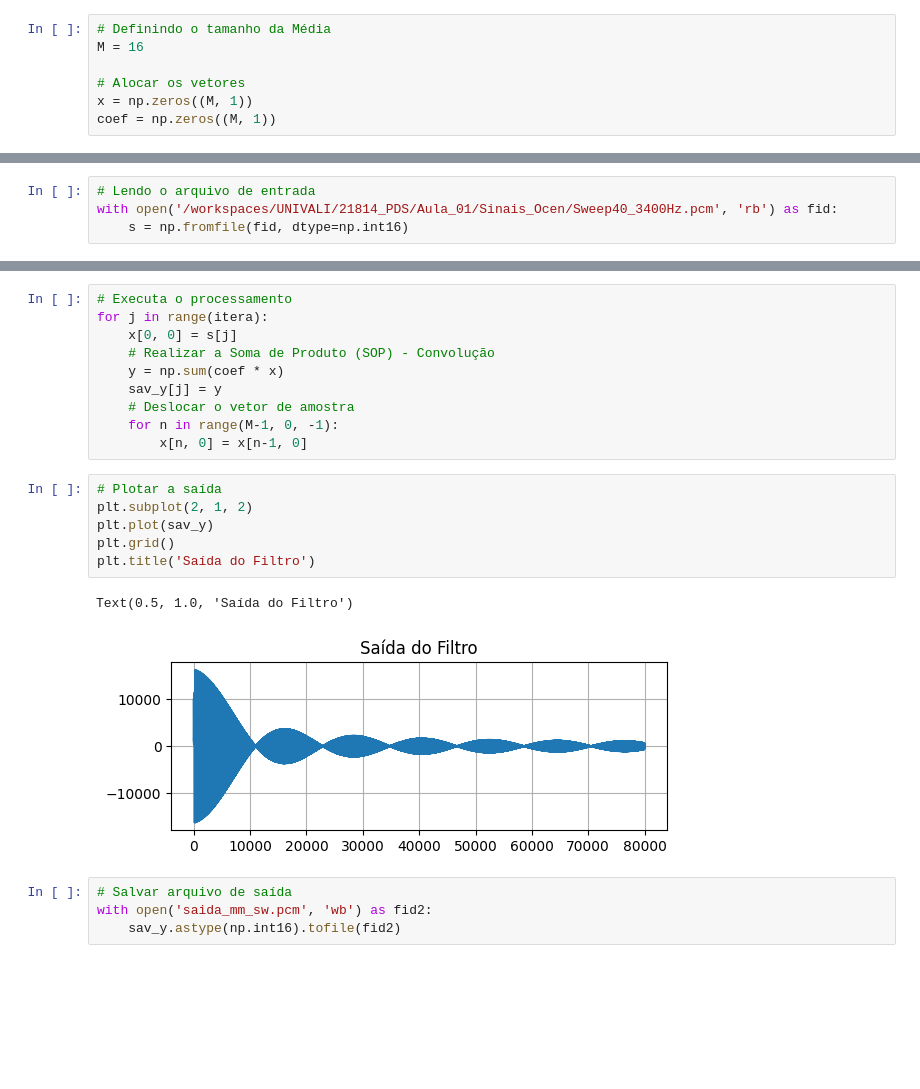
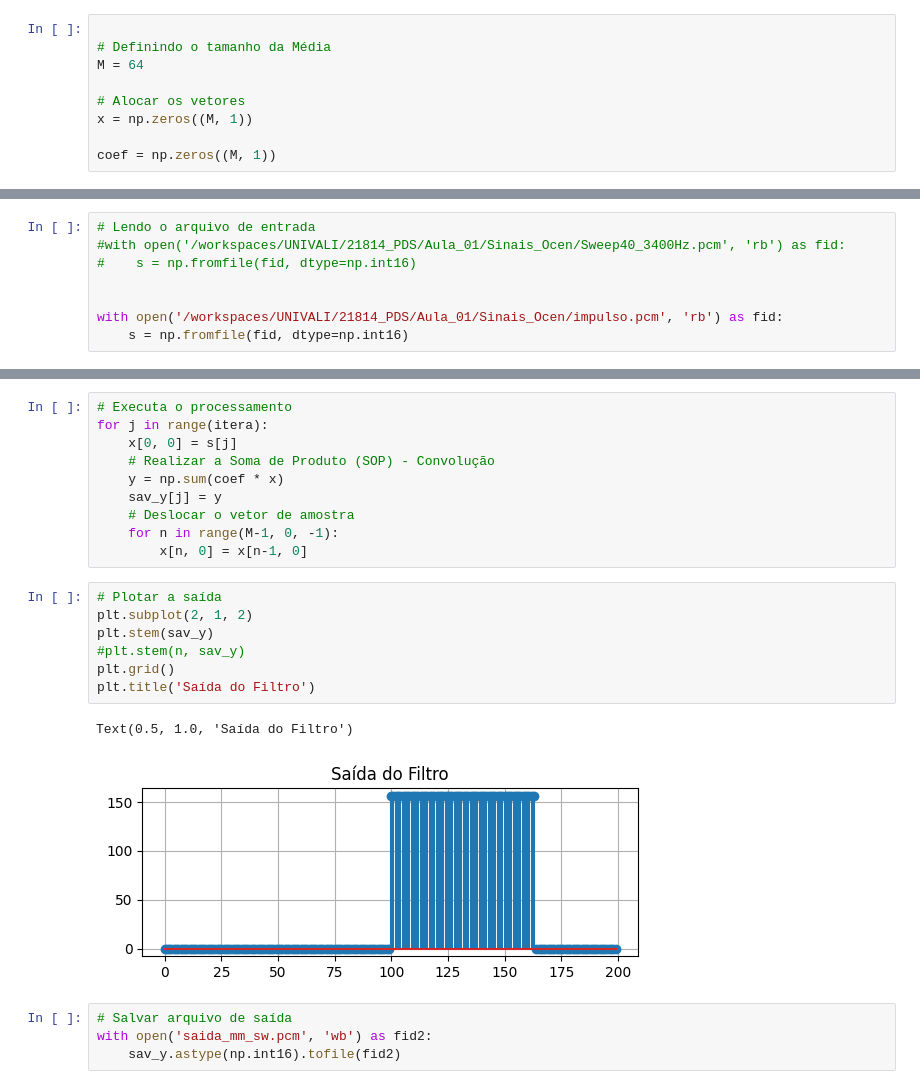
Before and after one commit to mpsmaker/UNIVALI, a Jupyter notebook: 21814_PDS/Aula_02/Note2_Media_Movel.ipynb, the cells around one changed output, grey strips where cells are left out. Cells and saved outputs as stored; diff of their text form; blank space fills up the shorter version.

```diff
--- a/21814_PDS/Aula_02/Note2_Media_Movel.ipynb
+++ b/21814_PDS/Aula_02/Note2_Media_Movel.ipynb
@@ -58,11 +58,13 @@ k
 import numpy as np
 import matplotlib.pyplot as plt
 # %%
+
 # Definindo o tamanho da Média
-M = 16
+M = 64
 
 # Alocar os vetores
 x = np.zeros((M, 1))
+
 coef = np.zeros((M, 1))
 # %%
 # Inicializar os vetores
@@ -71,7 +73,11 @@ for j in range(M):
     x[j, 0] = 0
 # %%
 # Lendo o arquivo de entrada
-with open('/workspaces/UNIVALI/21814_PDS/Aula_01/Sinais_Ocen/Sweep40_3400Hz.pcm', 'rb') as fid:
+#with open('/workspaces/UNIVALI/21814_PDS/Aula_01/Sinais_Ocen/Sweep40_3400Hz.pcm', 'rb') as fid:
+#    s = np.fromfile(fid, dtype=np.int16)
+
+
+with open('/workspaces/UNIVALI/21814_PDS/Aula_01/Sinais_Ocen/impulso.pcm', 'rb') as fid:
     s = np.fromfile(fid, dtype=np.int16)
 # %%
 plt.subplot(2, 1, 1)
@@ -99,12 +105,13 @@ for j in range(itera):
 # %%
 # Plotar a saída
 plt.subplot(2, 1, 2)
-plt.plot(sav_y)
+plt.stem(sav_y)
+#plt.stem(n, sav_y)
 plt.grid()
 plt.title('Saída do Filtro')
 # %% [output]
 Text(0.5, 1.0, 'Saída do Filtro')
-[figure, old version]
+[figure, new version]
 # %%
 # Salvar arquivo de saída
 with open('saida_mm_sw.pcm', 'wb') as fid2:
```
Also changed, not shown: parts of 1 cell of this notebook, 20 other files.
